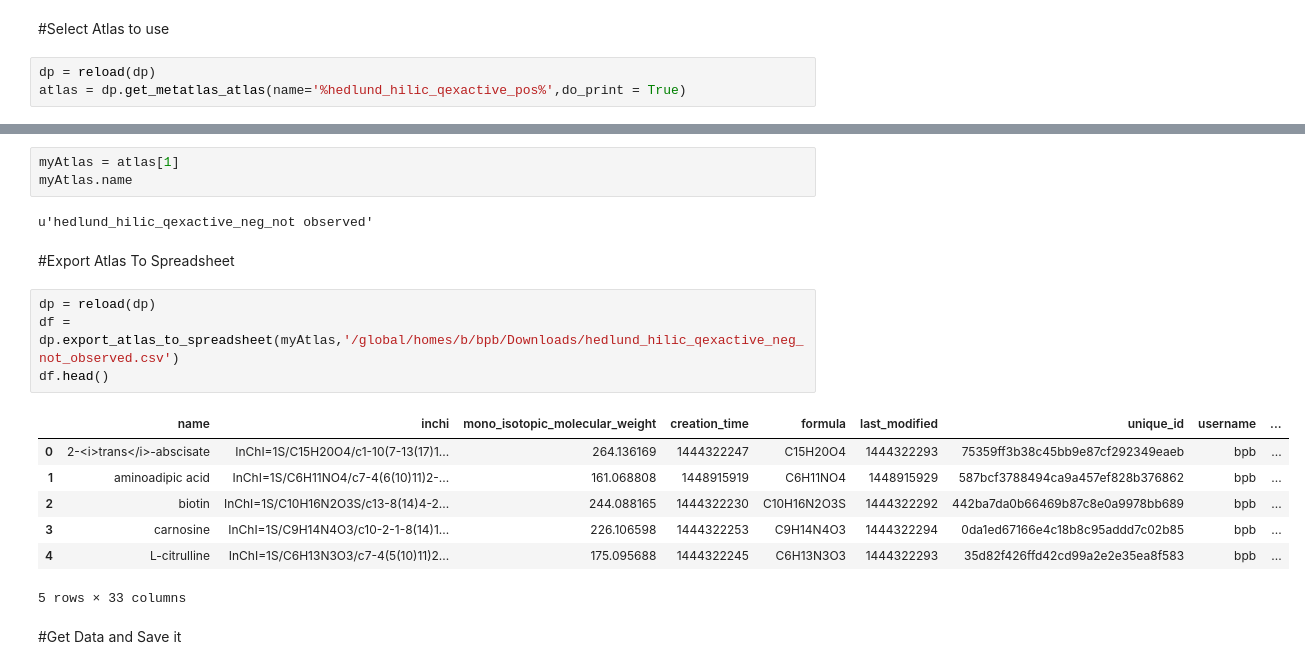
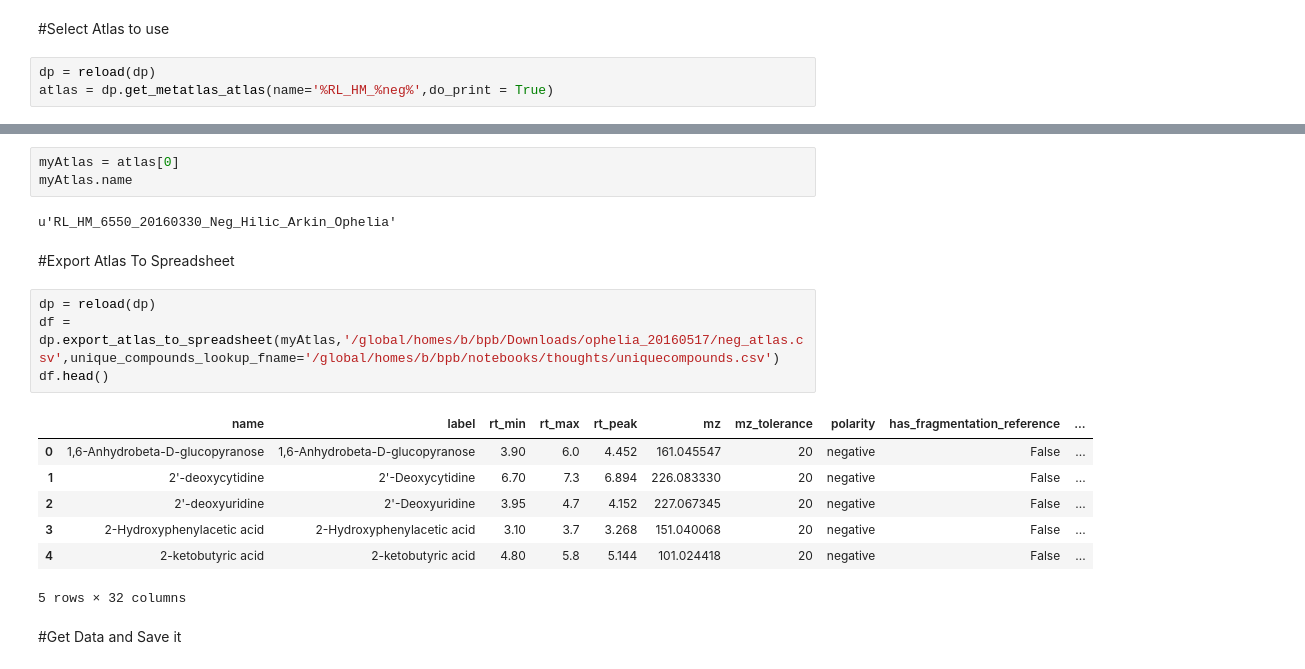
Before and after one commit to biorack/metatlas, a Jupyter notebook: metatlas/helpers/Workflow Notebook.ipynb, the cells around one changed output, grey strips where cells are left out. Drawn from its saved outputs; the diff is of its cells as text.

```diff
--- a/metatlas/helpers/Workflow Notebook.ipynb
+++ b/metatlas/helpers/Workflow Notebook.ipynb
@@ -184,5 +180,5 @@ groups = dp.select_groups_for_analysis(name = '%hedlund%neg%',most_recent = True
 #Select Atlas to use
 # %%
 dp = reload(dp)
-atlas = dp.get_metatlas_atlas(name='%hedlund_hilic_qexactive_pos%',do_print = True)
+atlas = dp.get_metatlas_atlas(name='%RL_HM_%neg%',do_print = True)
 # %% [output]
@@ -193,22 +186,22 @@ atlas = dp.get_metatlas_atlas(name='%hedlund_hilic_qexactive_pos%',do_print = Tr
 # %%
-myAtlas = atlas[1]
+myAtlas = atlas[0]
 myAtlas.name
 # %% [output]
-u'hedlund_hilic_qexactive_neg_not observed'
+u'RL_HM_6550_20160330_Neg_Hilic_Arkin_Ophelia'
 # %% [markdown]
 #Export Atlas To Spreadsheet
 # %%
 dp = reload(dp)
-df = dp.export_atlas_to_spreadsheet(myAtlas,'/global/homes/b/bpb/Downloads/hedlund_hilic_qexactive_neg_not_observed.csv')
+df = dp.export_atlas_to_spreadsheet(myAtlas,'/global/homes/b/bpb/Downloads/ophelia_20160517/neg_atlas.csv',unique_compounds_lookup_fname='/global/homes/b/bpb/notebooks/thoughts/uniquecompounds.csv')
 df.head()
 # %% [output]
-|  | name | inchi | mono_isotopic_molecular_weight | creation_time | formula | last_modified | unique_id | username | ... |
-| 0 | 2-<i>trans</i>-abscisate | InChI=1S/C15H20O4/c1-10(7-13(17)1... | 264.136169 | 1444322247 | C15H20O4 | 1444322293 | 75359ff3b38c45bb9e87cf292349eaeb | bpb | ... |
-| 1 | aminoadipic acid | InChI=1S/C6H11NO4/c7-4(6(10)11)2-... | 161.068808 | 1448915919 | C6H11NO4 | 1448915929 | 587bcf3788494ca9a457ef828b376862 | bpb | ... |
-| 2 | biotin | InChI=1S/C10H16N2O3S/c13-8(14)4-2... | 244.088165 | 1444322230 | C10H16N2O3S | 1444322292 | 442ba7da0b66469b87c8e0a9978bb689 | bpb | ... |
-| 3 | carnosine | InChI=1S/C9H14N4O3/c10-2-1-8(14)1... | 226.106598 | 1444322253 | C9H14N4O3 | 1444322294 | 0da1ed67166e4c18b8c95addd7c02b85 | bpb | ... |
-| 4 | L-citrulline | InChI=1S/C6H13N3O3/c7-4(5(10)11)2... | 175.095688 | 1444322245 | C6H13N3O3 | 1444322293 | 35d82f426ffd42cd99a2e2e35ea8f583 | bpb | ... |
+|  | name | label | rt_min | rt_max | rt_peak | mz | mz_tolerance | polarity | has_fragmentation_reference | ... |
+| 0 | 1,6-Anhydrobeta-D-glucopyranose | 1,6-Anhydrobeta-D-glucopyranose | 3.90 | 6.0 | 4.452 | 161.045547 | 20 | negative | False | ... |
+| 1 | 2'-deoxycytidine | 2'-Deoxycytidine | 6.70 | 7.3 | 6.894 | 226.083330 | 20 | negative | False | ... |
+| 2 | 2'-deoxyuridine | 2'-Deoxyuridine | 3.95 | 4.7 | 4.152 | 227.067345 | 20 | negative | False | ... |
+| 3 | 2-Hydroxyphenylacetic acid | 2-Hydroxyphenylacetic acid | 3.10 | 3.7 | 3.268 | 151.040068 | 20 | negative | False | ... |
+| 4 | 2-ketobutyric acid | 2-ketobutyric acid | 4.80 | 5.8 | 5.144 | 101.024418 | 20 | negative | False | ... |
-5 rows × 33 columns
+5 rows × 32 columns
 # %% [markdown]
 #Get Data and Save it
 # %%
```
Also changed, not shown: parts of 8 cells of this notebook, 1 other file.
